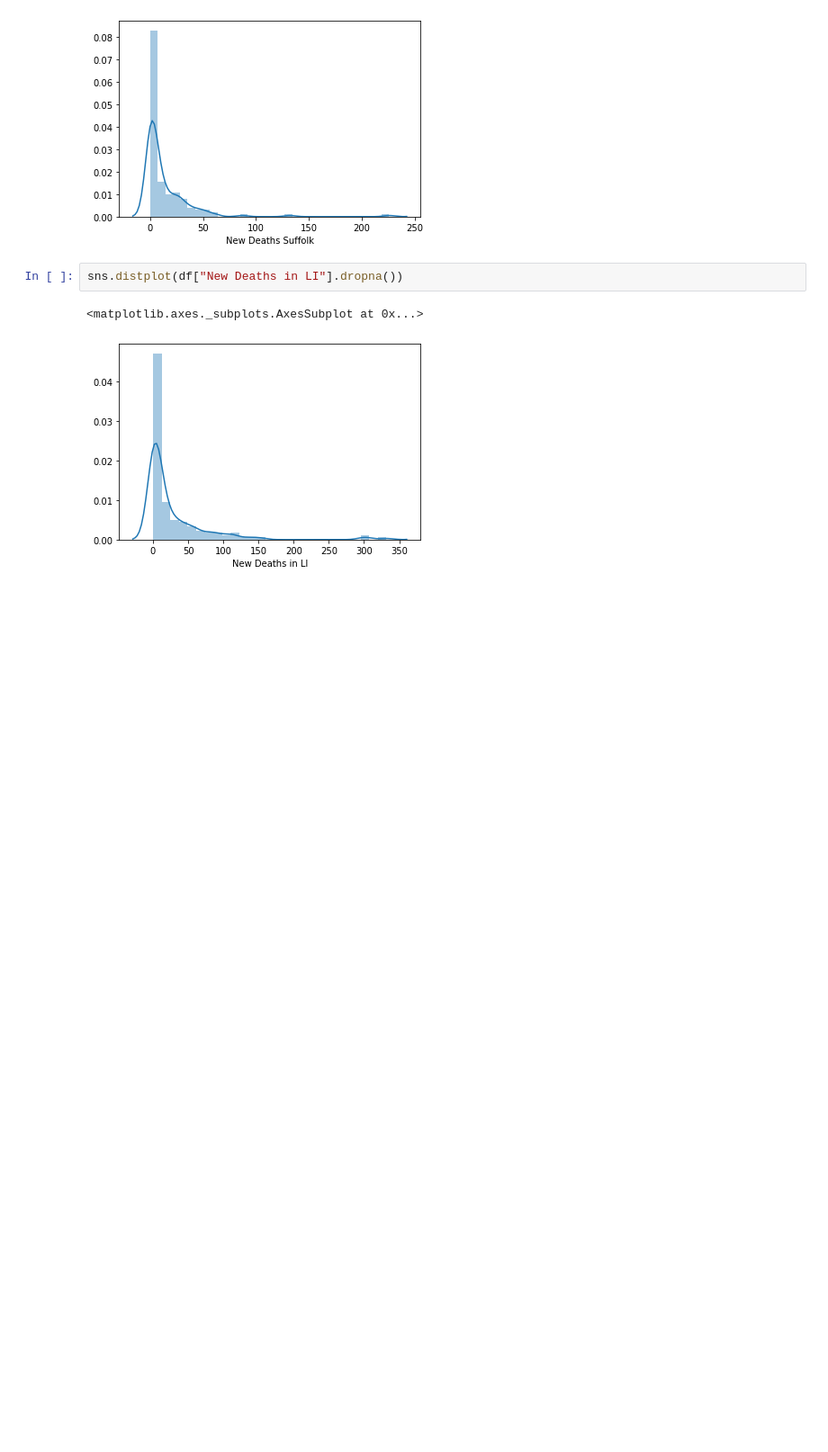
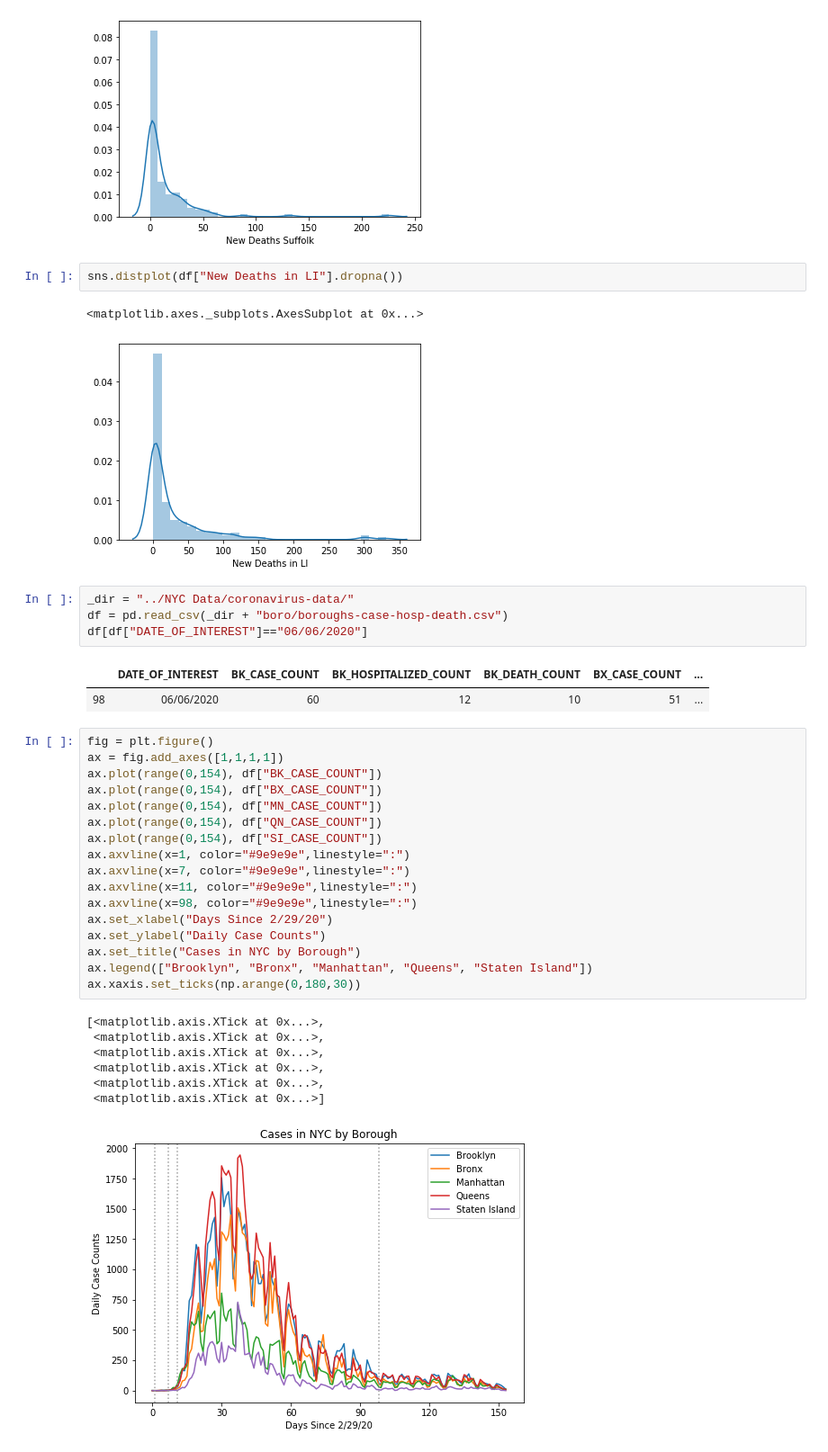
Before and after one commit to rcheng11/sr2020, a Jupyter notebook: Charts and Data.ipynb, the cells around one changed output. Shown at 90% size. Drawn from its saved outputs; the diff is of its cells as text; blank space fills up the shorter version.

```diff
--- a/Charts and Data.ipynb
+++ b/Charts and Data.ipynb
@@ -382,3 +391,35 @@ sns.distplot(df["New Deaths in LI"].dropna())
 # %% [output]
 <matplotlib.axes._subplots.AxesSubplot at 0x...>
 [figure]
+# %%
+_dir = "../NYC Data/coronavirus-data/"
+df = pd.read_csv(_dir + "boro/boroughs-case-hosp-death.csv")
+df[df["DATE_OF_INTEREST"]=="06/06/2020"]
+# %% [output]
+|  | DATE_OF_INTEREST | BK_CASE_COUNT | BK_HOSPITALIZED_COUNT | BK_DEATH_COUNT | BX_CASE_COUNT | ... |
+| 98 | 06/06/2020 | 60 | 12 | 10 | 51 | ... |
+# %%
+fig = plt.figure()
+ax = fig.add_axes([1,1,1,1])
+ax.plot(range(0,154), df["BK_CASE_COUNT"])
+ax.plot(range(0,154), df["BX_CASE_COUNT"])
+ax.plot(range(0,154), df["MN_CASE_COUNT"])
+ax.plot(range(0,154), df["QN_CASE_COUNT"])
+ax.plot(range(0,154), df["SI_CASE_COUNT"])
+ax.axvline(x=1, color="#9e9e9e",linestyle=":")
+ax.axvline(x=7, color="#9e9e9e",linestyle=":")
+ax.axvline(x=11, color="#9e9e9e",linestyle=":")
+ax.axvline(x=98, color="#9e9e9e",linestyle=":")
+ax.set_xlabel("Days Since 2/29/20")
+ax.set_ylabel("Daily Case Counts")
+ax.set_title("Cases in NYC by Borough")
+ax.legend(["Brooklyn", "Bronx", "Manhattan", "Queens", "Staten Island"])
+ax.xaxis.set_ticks(np.arange(0,180,30))
+# %% [output]
+[<matplotlib.axis.XTick at 0x...>,
+ <matplotlib.axis.XTick at 0x...>,
+ <matplotlib.axis.XTick at 0x...>,
+ <matplotlib.axis.XTick at 0x...>,
+ <matplotlib.axis.XTick at 0x...>,
+ <matplotlib.axis.XTick at 0x...>]
+[figure, added]
```
Also changed, not shown: parts of 21 cells of this notebook.
